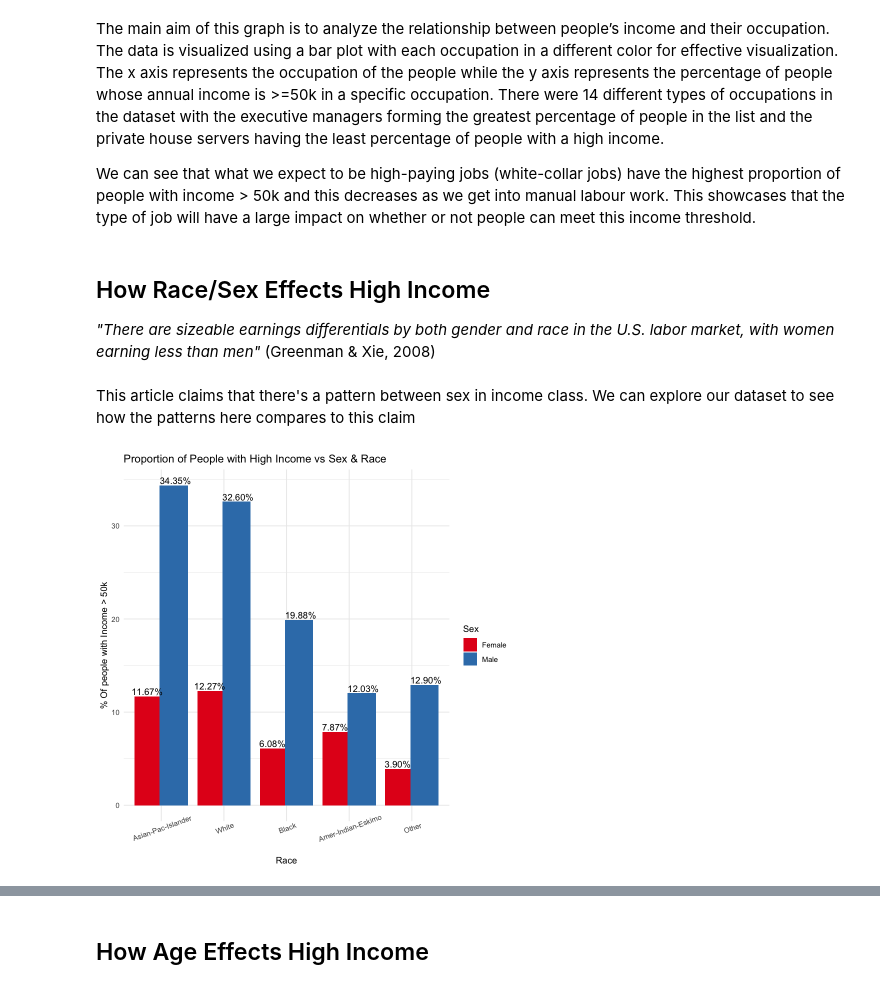
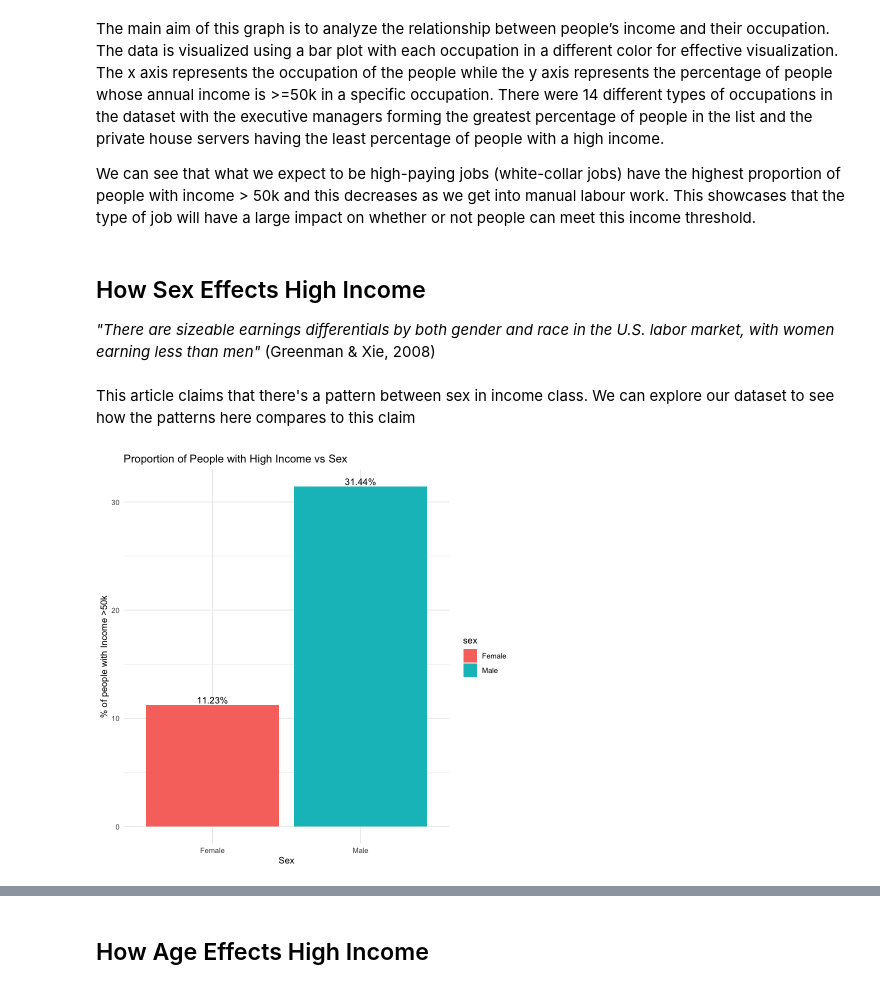
Before and after one commit to calvingdu/dsci100-003-23, a Jupyter notebook: src/project/project.ipynb, the cells around one changed output, grey strips where cells are left out. Saved outputs shown, nothing was run; the diff lists cells and outputs as text; code cells hidden in the pictures.

```diff
--- a/src/project/project.ipynb
+++ b/src/project/project.ipynb
@@ -76,6 +76,6 @@ This is also some tidying to do. We can initially see that there are some missin
 # %%
 filtered_df <- df_train |>
-  select(age, education, occupation, sex, race,
+  select(age, education, occupation, sex,
          capital.gain, capital.loss, hours.per.week, native.country, income) |>
   filter(occupation != "?")
 # %% [markdown]
@@ -87,7 +87,7 @@ Then, we can begin by making dummy variables in the data using the above choices
 preprocess_binary <- function(df){
     transformed_df <- df |>
         mutate(college_grad = ifelse(education == 'Some-college'| education =='Masters'| education =='Bachelors' | education == "Prof-school",1,0)) |>
-        mutate(sex_dummy = ifelse(sex == "Female", 1, 0)) |>
+        mutate(female = ifelse(sex == "Female", 1, 0)) |>
         mutate(domestic = ifelse(native.country == "United-States", 1, 0))
     return(transformed_df)
 }
@@ -117,25 +105,22 @@ preprocess_occupation <- function(df, occupations){
     return(df)
 }
 
-unique_occupations <- as.list(unique(race_df$occupation))
-tidy_df <- preprocess_occupation(race_df, unique_occupations)
+unique_occupations <- as.list(unique(binary_df$occupation))
+tidy_df <- preprocess_occupation(binary_df, unique_occupations)
 tidy_df <- tidy_df %>% mutate(income = as.factor(income))
 # %% [markdown]
 Below is an function that does all of our pre-processing. It can be verified by checking if the changes we made above are the same as the changes made by the function
 # %%
 process_df <- function(df){
   filtered_df <- df |>
-  select(age, education, occupation, sex, race,
+  select(age, education, occupation, sex,
          capital.gain, capital.loss, hours.per.week, native.country, income) |>
   filter(occupation != "?")
 
   binary_df <- preprocess_binary(filtered_df)
 
-  unique_races <- as.list(unique(binary_df$race))
-  race_df <- preprocess_race(binary_df, unique_races)
-
-  unique_occupations <- as.list(unique(race_df$occupation))
-  occupations_df <- preprocess_occupation(race_df, unique_occupations)
+  unique_occupations <- as.list(unique(binary_df$occupation))
+  occupations_df <- preprocess_occupation(binary_df, unique_occupations)
 
   tidy_df <- occupations_df %>% mutate(income = as.factor(income))
   return(tidy_df)
@@ -196,28 +181,22 @@ The main aim of this graph is to analyze the relationship between people’s inc
 
 We can see that what we expect to be high-paying jobs (white-collar jobs) have the highest proportion of people with income > 50k and this decreases as we get into manual labour work. This showcases that the type of job will have a large impact on whether or not people can meet this income threshold.
 # %% [markdown]
-## How Race/Sex Effects High Income
+## How Sex Effects High Income
 *"There are sizeable earnings differentials by both gender and race in the U.S. labor market, with women earning less than men"* (Greenman & Xie, 2008)
 # %% [markdown]
 This article claims that there's a pattern between sex in income class. We can explore our dataset to see how the patterns here compares to this claim
 # %%
-data <- tidy_df %>%
-  group_by(sex, race) %>%
-  summarize(proportion = (sum(income == ">50K") / n()) * 100, .groups = 'drop') %>%
-  mutate(race = fct_reorder(race, -proportion))
-
-# Now create the ggplot
-ggplot(data, aes(x = race, y = proportion, fill = sex)) +
-  geom_bar(stat = "identity", position = position_dodge(width = 0.8)) +
-  scale_fill_brewer(palette = "Set1", name = "Sex") +
-  labs(x = "Race", y = "% Of people with Income > 50k", fill = "Sex",
-       title = "Proportion of People with High Income vs Sex & Race") +
+tidy_df %>%
+  group_by(sex) %>%
+  summarize(proportion = (sum(income == ">50K") / n()) * 100) %>%
+  ggplot(aes(x = sex, y = proportion, fill = sex)) +
+  geom_bar(stat = "identity") +
+  labs(x = 'Sex', y = "% of people with Income >50k", title = "Proportion of People with High Income vs Sex") +
+  theme_minimal() +
   geom_text(aes(label = sprintf("%.2f%%", proportion)),
-        position = position_dodge(width = 0.9),
-        vjust = -0.25) +
-  theme_minimal() +
-  theme(axis.text.x = element_text(angle = 20, hjust = 0.5))
+            position = position_dodge(width = 0.9),
+            vjust = -0.25)
 # %% [output]
-[figure, old version]
+[figure, new version]
 # %% [markdown]
 Greenman and Xie discuss gender-based wage gaps, consistently finding that men earn more than women (2018). Their work is supported by other previous papers, where this pattern of gender differences results in earning inequalities.
```
Also changed, not shown: parts of 18 cells of this notebook, 1 other file.
